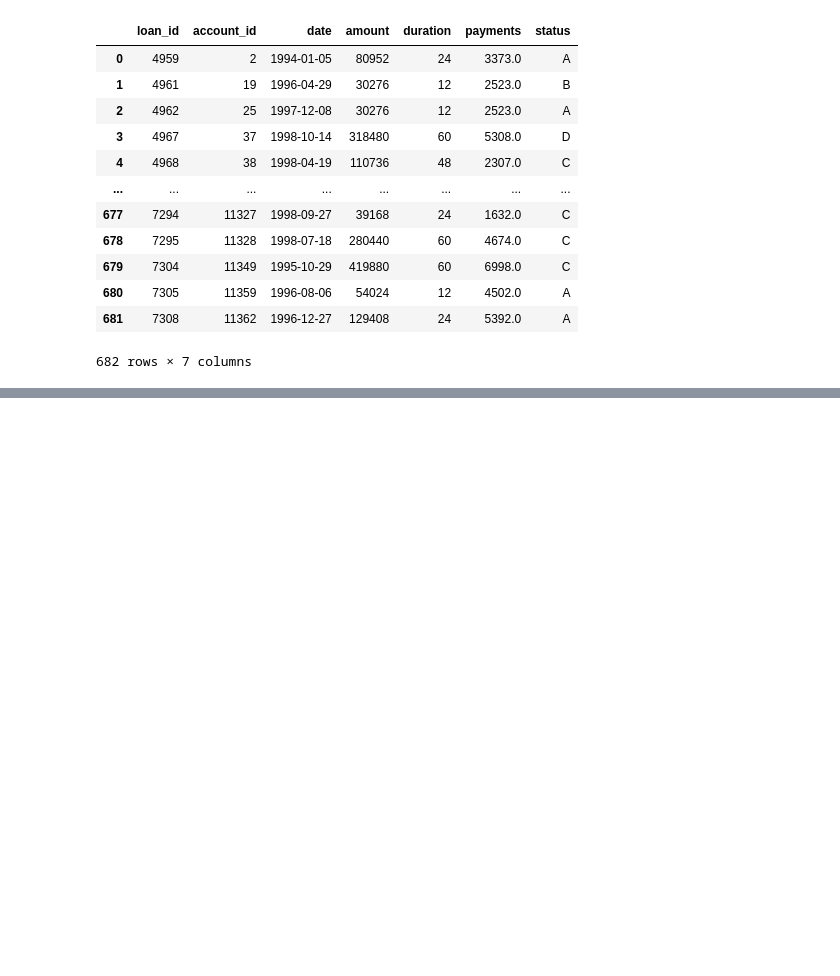
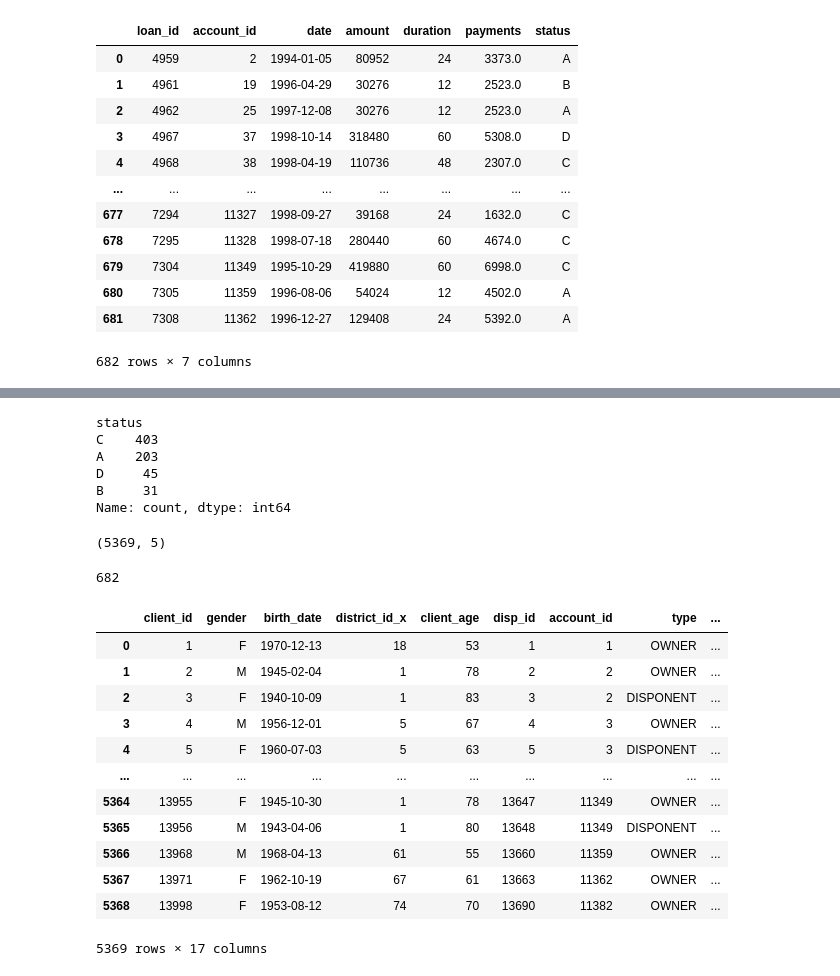
Before and after one commit to madinatt/PKDD-99-Financial-Dataset-Analysis, a Jupyter notebook: Financial_Notebook.ipynb, the cells around one changed output, grey strips where cells are left out. Drawn from its saved outputs; the diff is of its cells as text; code cells hidden in the pictures; blank space fills up the shorter version.

```diff
--- a/Financial_Notebook.ipynb
+++ b/Financial_Notebook.ipynb
@@ -41,6 +42,7 @@ loan = get_table_sql('''SELECT * FROM financial.loan;''')
 acct = get_table_sql('''SELECT * FROM financial.account;''')
 client = get_table_sql('''SELECT * FROM financial.client;''')
 trans = get_table_sql('''SELECT * FROM financial.trans;''')
+disp = get_table_sql('''SELECT * FROM financial.disp;''')
 # %%
 loan
 # %% [output]
@@ -62,0 +127,2 @@ loan
+# %%
+client['client_age']= 2023 - pd.to_datetime(client['birth_date']).dt.year
@@ -62,0 +145,35 @@ loan
+# %%
+loan.status.value_counts()
+# %% [output]
+status
+C    403
+A    203
+D     45
+B     31
+Name: count, dtype: int64
+# %%
+df = client.merge(disp, on = 'client_id').merge(acct, on = 'account_id').merge(loan, on = 'account_id', how='left')
+# %%
+client.shape
+# %% [output]
+(5369, 5)
+# %%
+loan.account_id.nunique()
+# %% [output]
+682
+# %%
+df
+# %% [output]
+|  | client_id | gender | birth_date | district_id_x | client_age | disp_id | account_id | type | ... |
+| 0 | 1 | F | 1970-12-13 | 18 | 53 | 1 | 1 | OWNER | ... |
+| 1 | 2 | M | 1945-02-04 | 1 | 78 | 2 | 2 | OWNER | ... |
+| 2 | 3 | F | 1940-10-09 | 1 | 83 | 3 | 2 | DISPONENT | ... |
+| 3 | 4 | M | 1956-12-01 | 5 | 67 | 4 | 3 | OWNER | ... |
+| 4 | 5 | F | 1960-07-03 | 5 | 63 | 5 | 3 | DISPONENT | ... |
+| ... | ... | ... | ... | ... | ... | ... | ... | ... | ... |
+| 5364 | 13955 | F | 1945-10-30 | 1 | 78 | 13647 | 11349 | OWNER | ... |
+| 5365 | 13956 | M | 1943-04-06 | 1 | 80 | 13648 | 11349 | DISPONENT | ... |
+| 5366 | 13968 | M | 1968-04-13 | 61 | 55 | 13660 | 11359 | OWNER | ... |
+| 5367 | 13971 | F | 1962-10-19 | 67 | 61 | 13663 | 11362 | OWNER | ... |
+| 5368 | 13998 | F | 1953-08-12 | 74 | 70 | 13690 | 11382 | OWNER | ... |
+5369 rows × 17 columns
```
Also changed, not shown: parts of 22 cells of this notebook, 1 other file.
